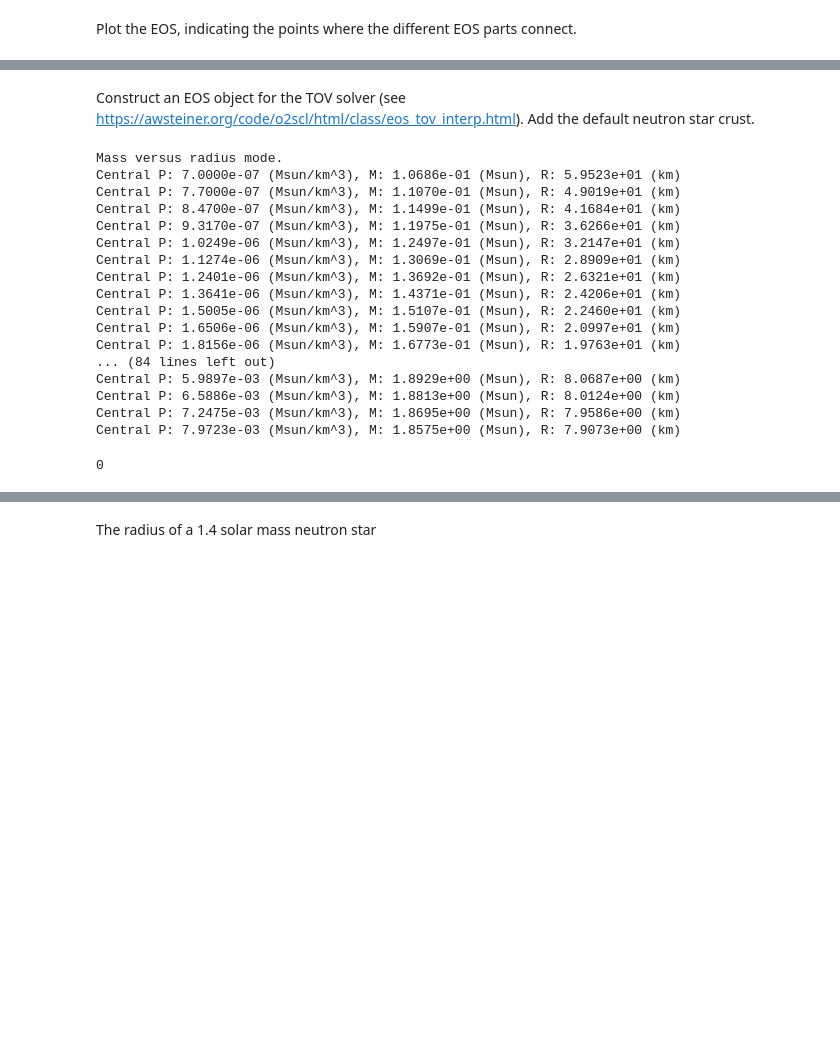
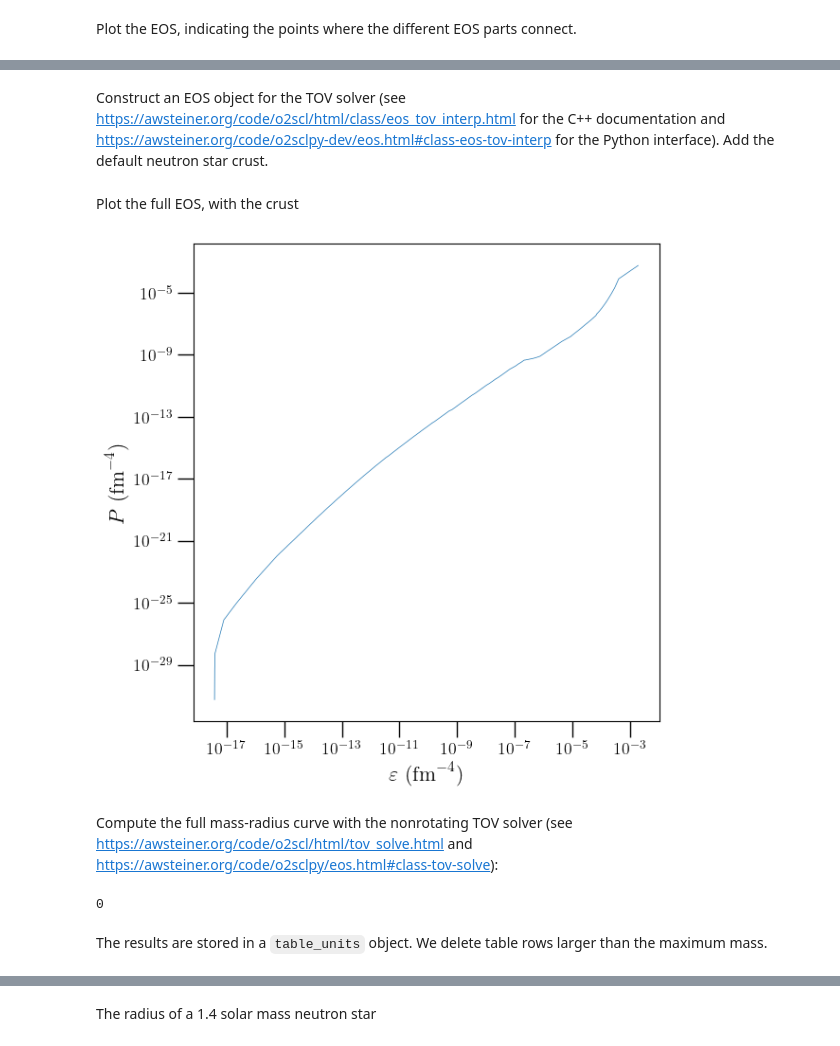
Before and after one commit to awsteiner/o2sclpy, a Jupyter notebook: examples/nstar_rot.ipynb, the cells around one changed output, grey strips where cells are left out. Cells and saved outputs as stored; diff of their text form; code cells hidden in the pictures; blank space fills up the shorter version.

```diff
--- a/examples/nstar_rot.ipynb
+++ b/examples/nstar_rot.ipynb
@@ -212,30 +216,32 @@ if plots:
 # %% [markdown]
-Construct an EOS object for the TOV solver (see https://awsteiner.org/code/o2scl/html/class/eos_tov_interp.html). Add the default neutron star crust.
+Construct an EOS object for the TOV solver (see https://awsteiner.org/code/o2scl/html/class/eos_tov_interp.html for the C++ documentation and https://awsteiner.org/code/o2sclpy-dev/eos.html#class-eos-tov-interp for the Python interface). Add the default neutron star crust.
 # %%
 eti=o2sclpy.eos_tov_interp()
 eti.default_low_dens_eos()
 eti.read_table(tab,'ed','pr','nb')
+eti_ed=eti.get_full_vece().to_numpy()
+eti_pr=eti.get_full_vecp().to_numpy()
+# %% [markdown]
+Plot the full EOS, with the crust
+# %%
+if plots:
+    # Set canvas_flag=False to draw a new matplotlib canvas:
+    pb.canvas_flag=False
+    pb.logx=True
+    pb.logy=True
+    pb.plot([eti_ed,eti_pr])
+    pb.xtitle(r'$ \varepsilon~(\mathrm{fm}^{-4}) $')
+    pb.ytitle(r'$ P~(\mathrm{fm}^{-4}) $')
+    pb.show()
+    plot.close()
+# %% [output]
+[figure, added]
+# %% [markdown]
+Compute the full mass-radius curve with the nonrotating TOV solver (see https://awsteiner.org/code/o2scl/html/tov_solve.html and https://awsteiner.org/code/o2sclpy/eos.html#class-tov-solve):
 # %%
 ts=o2sclpy.tov_solve()
 ts.set_eos(eti)
-ts.verbose=1
+ts.verbose=0
 ts.mvsr()
 # %% [output]
-Mass versus radius mode.
-Central P: 7.0000e-07 (Msun/km^3), M: 1.0686e-01 (Msun), R: 5.9523e+01 (km)
-Central P: 7.7000e-07 (Msun/km^3), M: 1.1070e-01 (Msun), R: 4.9019e+01 (km)
-Central P: 8.4700e-07 (Msun/km^3), M: 1.1499e-01 (Msun), R: 4.1684e+01 (km)
-Central P: 9.3170e-07 (Msun/km^3), M: 1.1975e-01 (Msun), R: 3.6266e+01 (km)
-Central P: 1.0249e-06 (Msun/km^3), M: 1.2497e-01 (Msun), R: 3.2147e+01 (km)
-Central P: 1.1274e-06 (Msun/km^3), M: 1.3069e-01 (Msun), R: 2.8909e+01 (km)
-Central P: 1.2401e-06 (Msun/km^3), M: 1.3692e-01 (Msun), R: 2.6321e+01 (km)
-Central P: 1.3641e-06 (Msun/km^3), M: 1.4371e-01 (Msun), R: 2.4206e+01 (km)
-Central P: 1.5005e-06 (Msun/km^3), M: 1.5107e-01 (Msun), R: 2.2460e+01 (km)
-Central P: 1.6506e-06 (Msun/km^3), M: 1.5907e-01 (Msun), R: 2.0997e+01 (km)
-Central P: 1.8156e-06 (Msun/km^3), M: 1.6773e-01 (Msun), R: 1.9763e+01 (km)
-... (84 lines left out)
-Central P: 5.9897e-03 (Msun/km^3), M: 1.8929e+00 (Msun), R: 8.0687e+00 (km)
-Central P: 6.5886e-03 (Msun/km^3), M: 1.8813e+00 (Msun), R: 8.0124e+00 (km)
-Central P: 7.2475e-03 (Msun/km^3), M: 1.8695e+00 (Msun), R: 7.9586e+00 (km)
-Central P: 7.9723e-03 (Msun/km^3), M: 1.8575e+00 (Msun), R: 7.9073e+00 (km)
+0
-0
@@ -244,3 +248,5 @@ Delete table rows larger than the maximum mass
+# %% [markdown]
+The results are stored in a ``table_units`` object. We delete table rows larger than the maximum mass.
 # %%
 nonrot=ts.get_results()
 prmax=nonrot.get('pr',nonrot.lookup('gm',nonrot.max('gm')))
```
Also changed, not shown: parts of 18 cells of this notebook, 1 other file.
